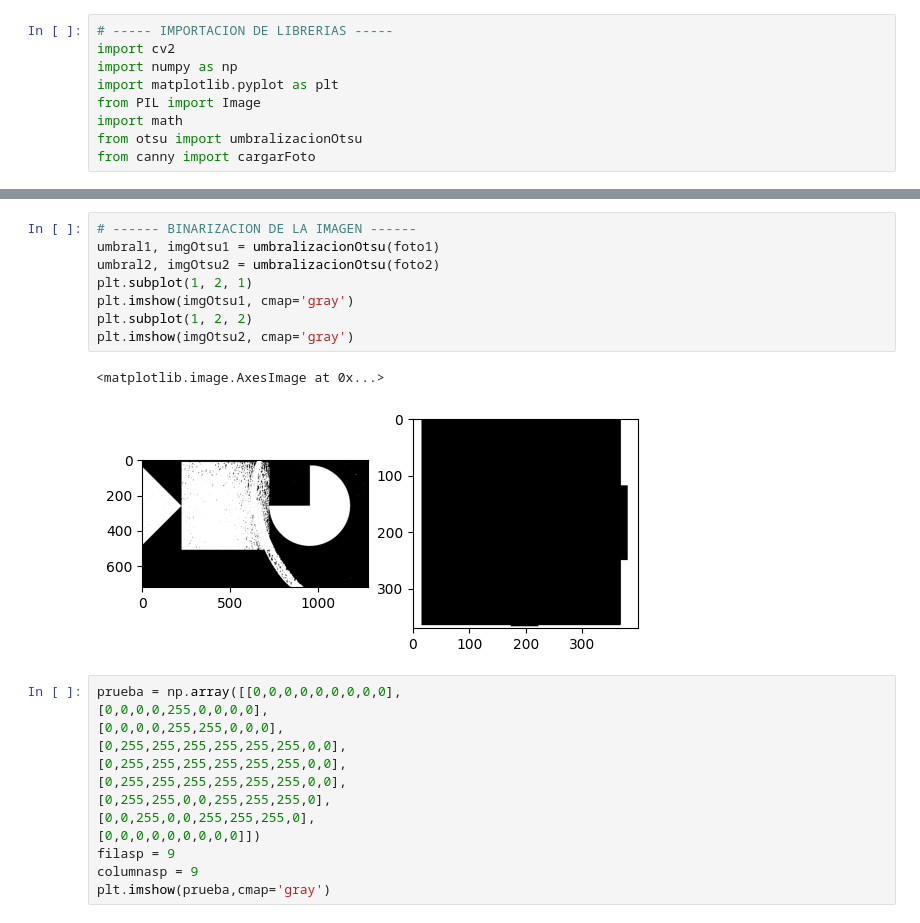
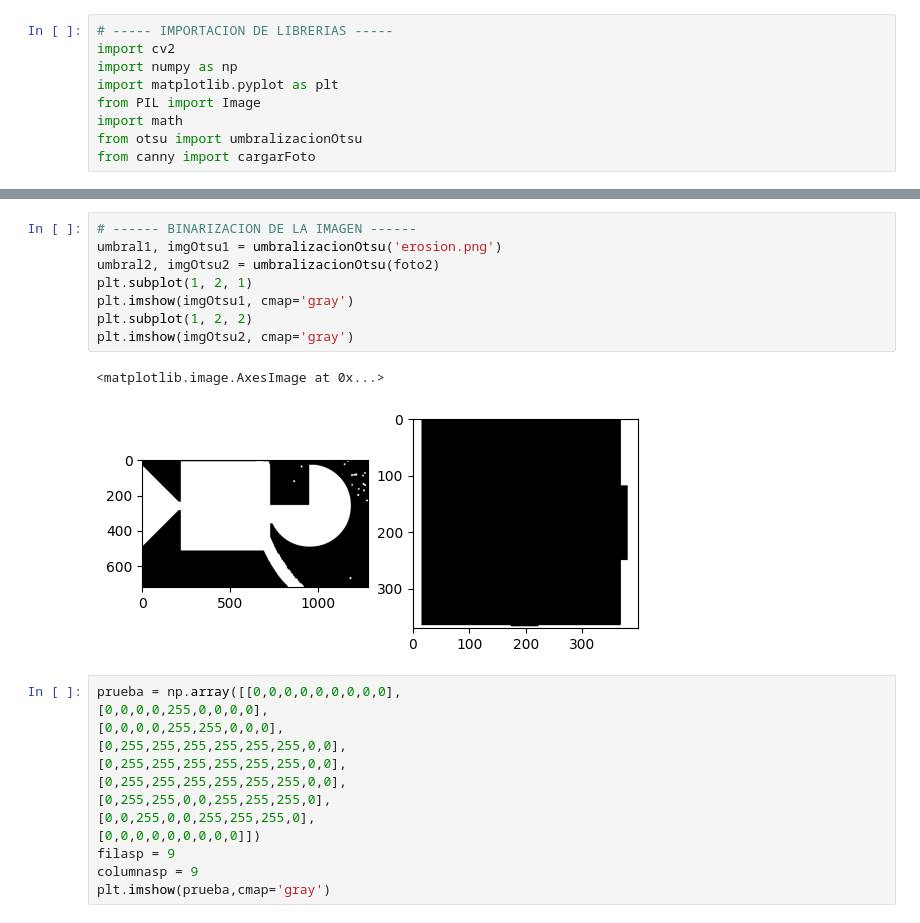
Before and after one commit to OmarFloresSanchez/Pancitos, a Jupyter notebook: Practica2-2/practica2-2.ipynb, the cells around one changed output, grey strips where cells are left out. Saved outputs shown, nothing was run; the diff lists cells and outputs as text.

```diff
--- a/Practica2-2/practica2-2.ipynb
+++ b/Practica2-2/practica2-2.ipynb
@@ -24,14 +32,14 @@ filas2, columnas2,_ = imagen2.shape
 # %%
 # ------ BINARIZACION DE LA IMAGEN ------
-umbral1, imgOtsu1 = umbralizacionOtsu(foto1)
+umbral1, imgOtsu1 = umbralizacionOtsu('erosion.png')
 umbral2, imgOtsu2 = umbralizacionOtsu(foto2)
 plt.subplot(1, 2, 1)
 plt.imshow(imgOtsu1, cmap='gray')
 plt.subplot(1, 2, 2)
 plt.imshow(imgOtsu2, cmap='gray')
 # %% [output]
 <matplotlib.image.AxesImage at 0x...>
-[figure, old version]
+[figure, new version]
 # %%
 prueba = np.array([[0,0,0,0,0,0,0,0,0],
 [0,0,0,0,255,0,0,0,0],
```
Also changed, not shown: parts of 9 cells of this notebook, 2 other files.
